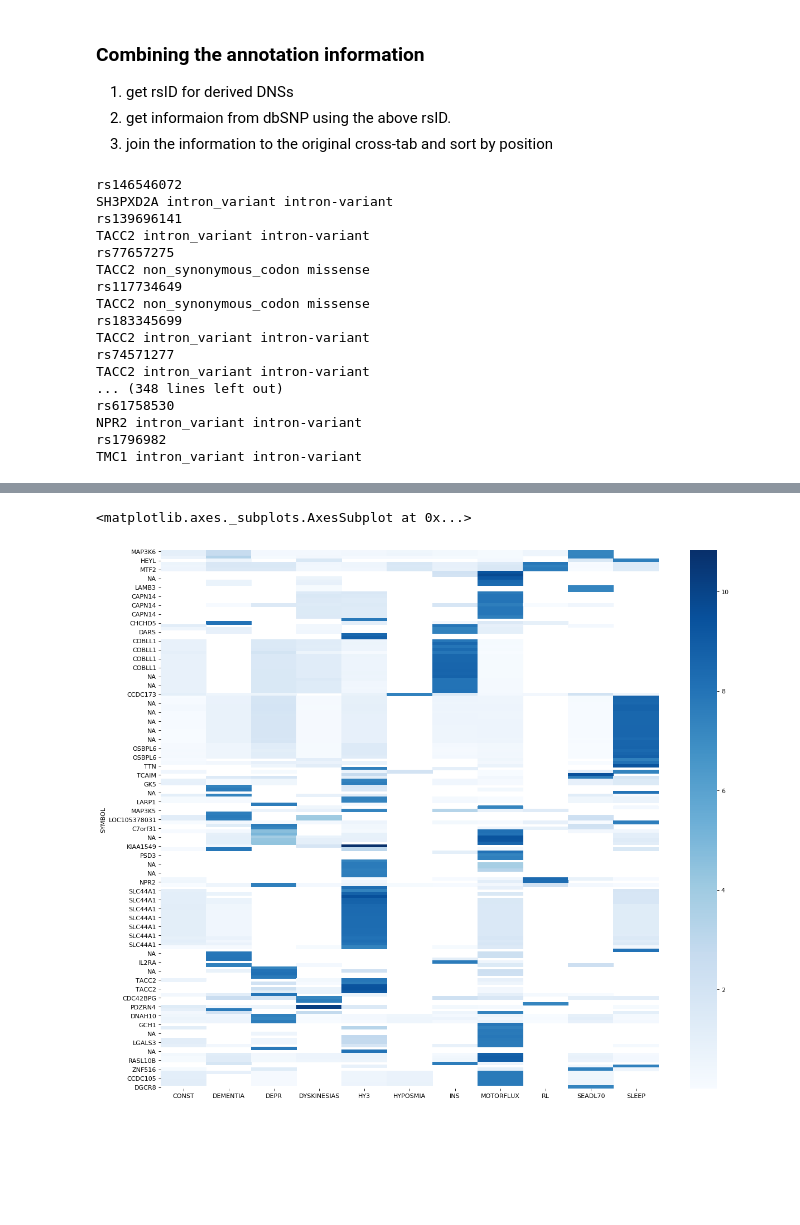
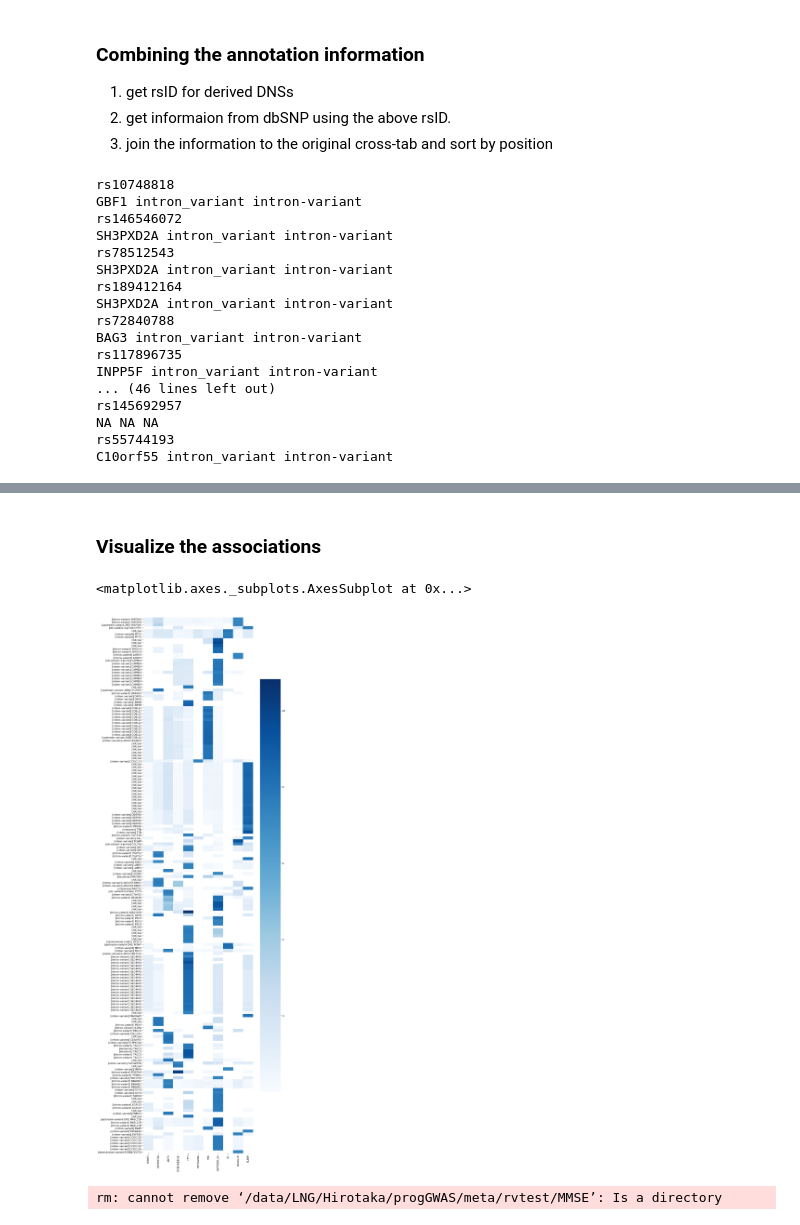
Before and after one commit to hirotaka-i/phenoGWAS, a Jupyter notebook: PostAnalysisScript.ipynb, the cells around one changed output, grey strips where cells are left out. Drawn from its saved outputs; the diff is of its cells as text; code cells hidden in the pictures; blank space fills up the shorter version.

Commit message:
add rvtest

```diff
--- a/PostAnalysisScript.ipynb
+++ b/PostAnalysisScript.ipynb
@@ -98,7 +127,7 @@ import re
 import time
 import pandas as pd
 
-data = pd.read_table("post/sigV_rs.txt")
+data = pd.read_table("post/allV_rs.txt")
 IDs = data["ID"] # dbSNP ID
 
 SYMBOLs = []
@@ -129,23 +158,23 @@ for ID in IDs:
     print (SYMBOL, SOTERM, FXNCLASS)
     time.sleep(1/3) # three requests per second (Guideline)
 # %% [output]
+rs10748818
+GBF1 intron_variant intron-variant
 rs146546072
 SH3PXD2A intron_variant intron-variant
-rs139696141
-TACC2 intron_variant intron-variant
-rs77657275
-TACC2 non_synonymous_codon missense
-rs117734649
-TACC2 non_synonymous_codon missense
-rs183345699
-TACC2 intron_variant intron-variant
-rs74571277
-TACC2 intron_variant intron-variant
-... (348 lines left out)
-rs61758530
-NPR2 intron_variant intron-variant
-rs1796982
-TMC1 intron_variant intron-variant
+rs78512543
+SH3PXD2A intron_variant intron-variant
+rs189412164
+SH3PXD2A intron_variant intron-variant
+rs72840788
+BAG3 intron_variant intron-variant
+rs117896735
+INPP5F intron_variant intron-variant
+... (46 lines left out)
+rs145692957
+NA NA NA
+rs55744193
+C10orf55 intron_variant intron-variant
 # %%
 #Step3 join the cross-tab with the new information
 data2= data.assign(SYMBOL=SYMBOLs, SOTERM=SOTERMs, FXNCLASS=FXNCLASSs)
@@ -160,6 +189,8 @@ df.head()
 | 51 | 1:27694362 | 0.669383 | 3.307417 | 0.114017 | 0.330033 | 0.146241 | 0.174379 | 0.130182 | 0.107238 | NaN | ... |
 | 52 | 1:40090043 | NaN | 0.507659 | NaN | 1.625068 | NaN | NaN | NaN | 0.257118 | NaN | ... |
 | 53 | 1:93541409 | 0.611366 | 1.664542 | 1.610657 | 0.421934 | 0.474178 | 1.698536 | 0.912219 | 1.435689 | 7.840734 | ... |
+# %% [markdown]
+### Visualize the associations
 # %%
 import seaborn as sns
 import matplotlib as mpl
@@ -167,10 +198,21 @@ import matplotlib.pyplot as plt
 %matplotlib inline
 # %%
 df_out = df.iloc[:, 1:(df.shape[1]-6)]
-df_out.index = df['SYMBOL']
+df_out.index = "[" + df['FXNCLASS'] + "] " + df['SYMBOL'].format(s='dog',n=5,c='x')
 df_out.head()
-fig=plt.figure(figsize=(18, 16), dpi= 80, facecolor='w', edgecolor='k')
+fig=plt.figure(figsize=(10, 40), dpi= 80, facecolor='w', edgecolor='k')
 sns.heatmap(df_out,cmap='Blues')
 # %% [output]
 <matplotlib.axes._subplots.AxesSubplot at 0x...>
-[figure, old version]
+[figure, new version]
+# %%
+%%bash
+rm -rf /data/LNG/Hirotaka/progGWAS/meta/rvtest/MMSE #MMSE cannot be meta-analyzed
+# step1: Get the list of variants
+ANALYSIS=rvtest
+RES_FOLDER=/data/LNG/Hirotaka/progGWAS/meta/$ANALYSIS
+for OUTCOME in $(ls $RES_FOLDER);do
+    awk '$10 < 5e-8 {print $1}' $RES_FOLDER/$OUTCOME/meta2.tbl > post/sigV_"$ANALYSIS"_"$OUTCOME".list
+done
+# %% [output]
+rm: cannot remove ‘/data/LNG/Hirotaka/progGWAS/meta/rvtest/MMSE’: Is a directory
```
Also changed, not shown: parts of 8 cells of this notebook.
